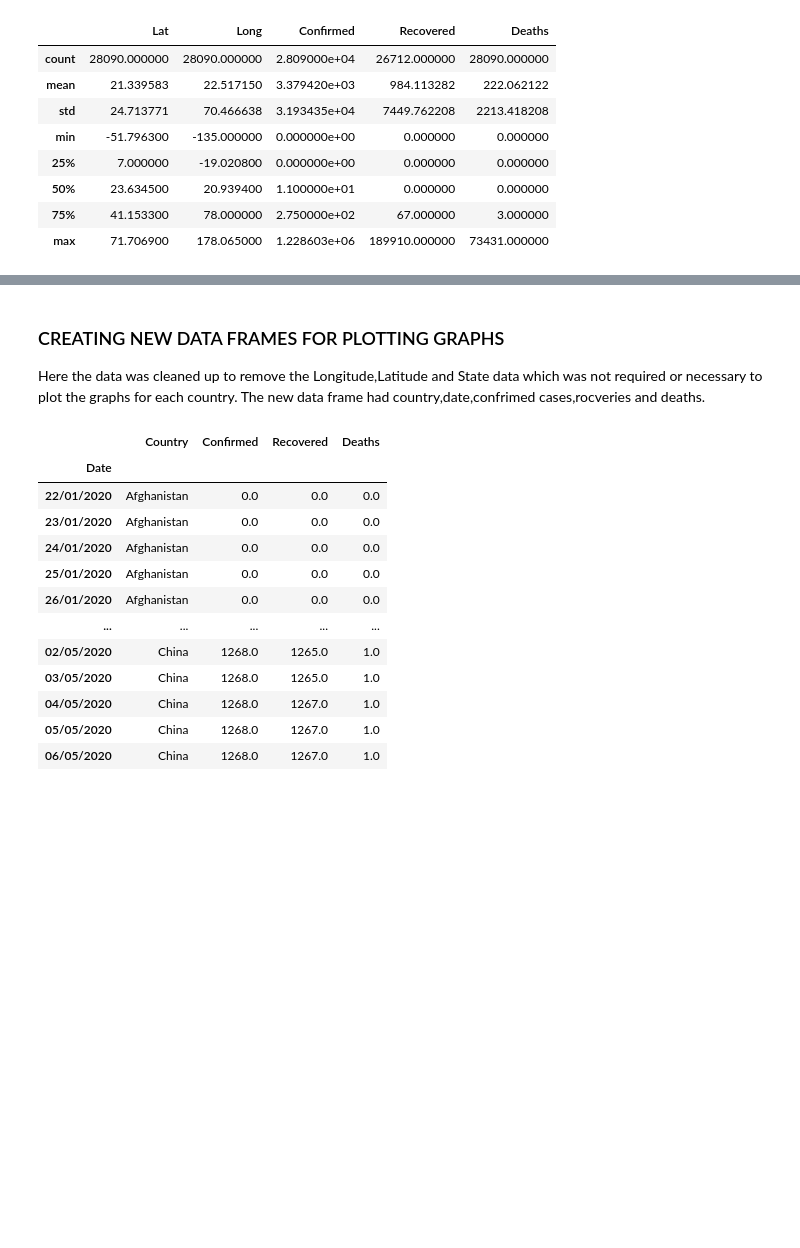
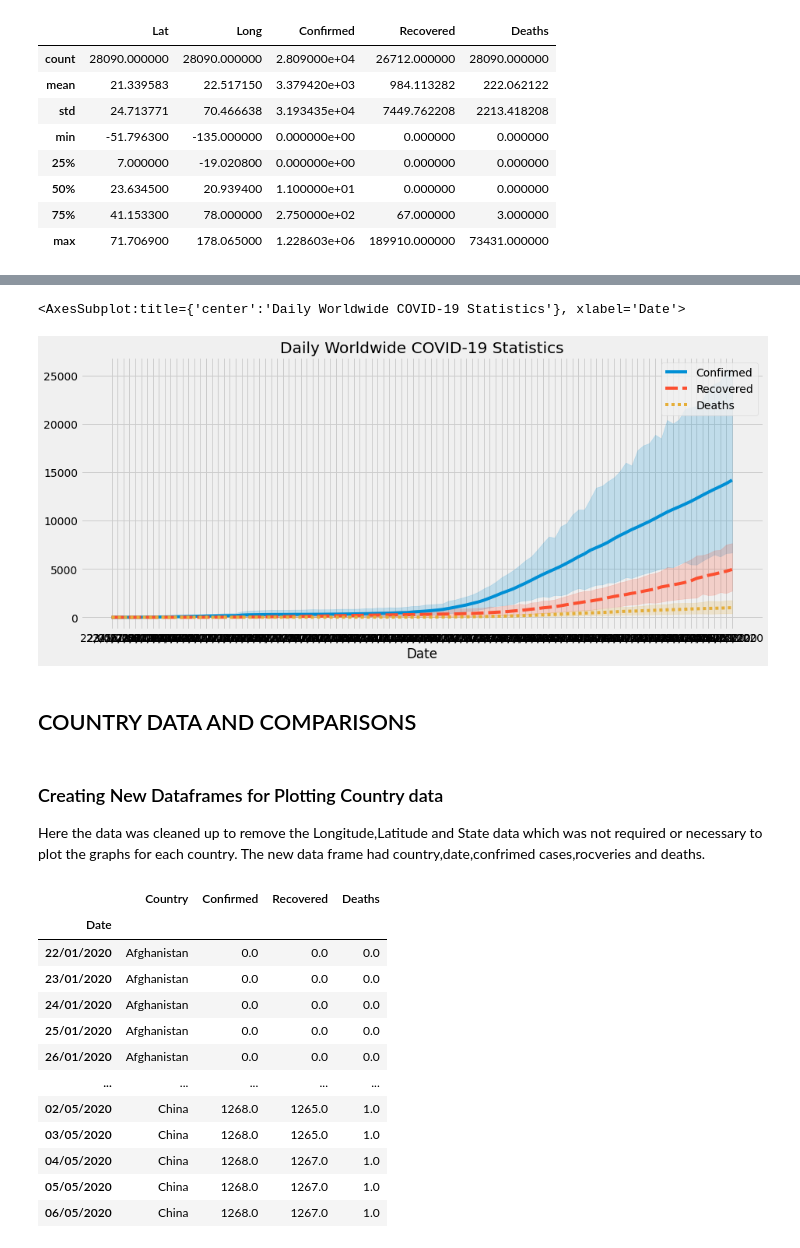
Before and after one commit to ochanyo/COVID-19-DATA-VISUALIZATION, a Jupyter notebook: COVID 19.ipynb, the cells around one changed output, grey strips where cells are left out. Saved outputs shown, nothing was run; the diff lists cells and outputs as text; code cells hidden in the pictures; blank space fills up the shorter version.

```diff
--- a/COVID 19.ipynb
+++ b/COVID 19.ipynb
@@ -139,0 +144,4 @@ memory usage: 2.6+ MB
+# %%
+#data for plotting the worldwide line graphs
+worldwide_data=JohnHopkins[["Confirmed","Recovered","Deaths"]]
+worldwide_data
@@ -140,5 +163,17 @@ memory usage: 2.6+ MB
+# %%
+#defining size of the figure
+plt.figure(figsize=(14,6))
+#adding a title to the plot
+plt.title ("Daily Worldwide COVID-19 Statistics")
+#plotting the data to show how cases evolved over time worldwide
+sns.lineplot(data=worldwide_data)
+# %% [output]
+<AxesSubplot:title={'center':'Daily Worldwide COVID-19 Statistics'}, xlabel='Date'>
+[figure, added]
+# %% [markdown]
+## COUNTRY DATA AND COMPARISONS
 # %% [markdown]
-### CREATING NEW DATA FRAMES FOR PLOTTING GRAPHS
+### Creating New Dataframes for Plotting Country data
 
 Here the data was cleaned  up to remove the Longitude,Latitude and State data which was not required or necessary to plot the graphs for each country.
 The new data frame had country,date,confrimed cases,rocveries and deaths.
```
Also changed, not shown: parts of 54 cells of this notebook.
